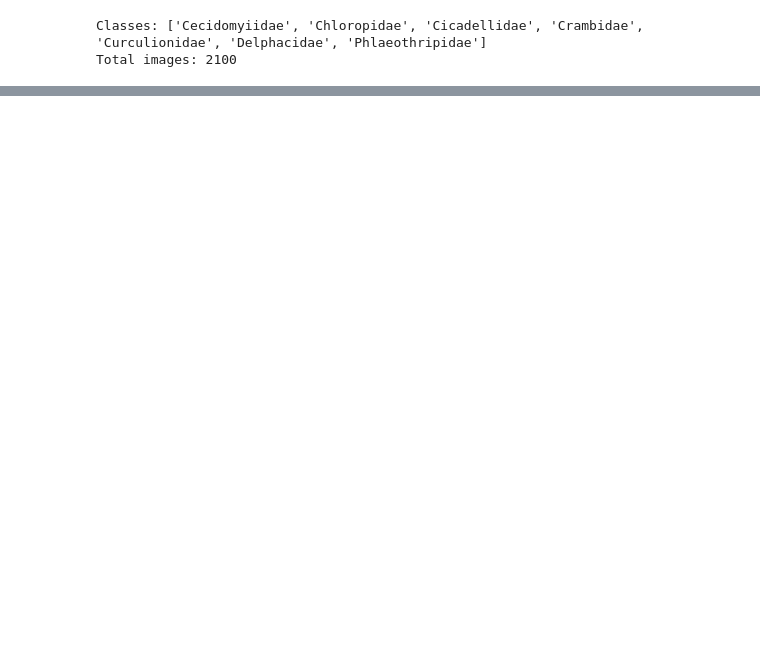
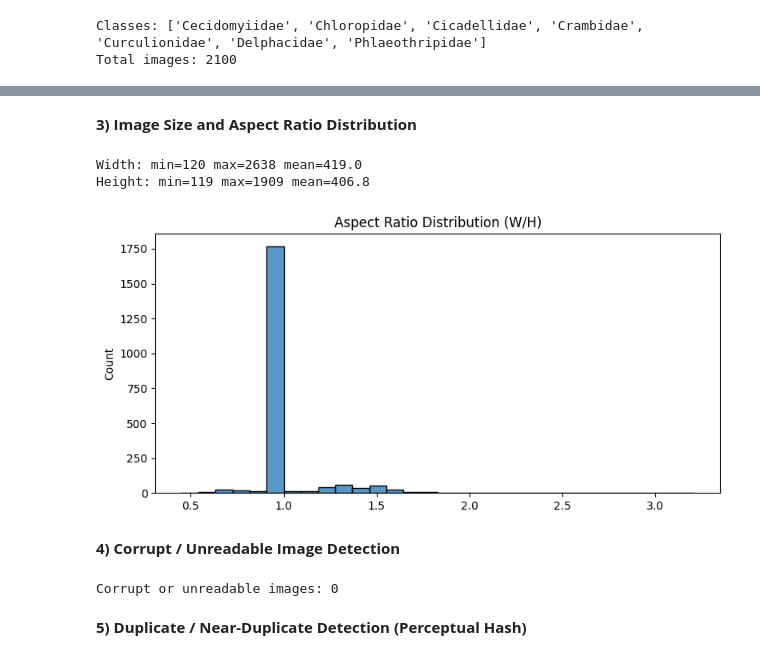
Before and after one commit to sheronfdo/govi-guru-pest-identification, a Jupyter notebook: ml/Pest_Identification_Training.ipynb, the cells around one changed output, grey strips where cells are left out. Saved outputs shown, nothing was run; the diff lists cells and outputs as text; code cells hidden in the pictures; blank space fills up the shorter version.

```diff
--- a/ml/Pest_Identification_Training.ipynb
+++ b/ml/Pest_Identification_Training.ipynb
@@ -60,0 +93,50 @@ Total images: 2100
+# %% [markdown]
+**3) Image Size and Aspect Ratio Distribution**
+# %%
+sizes = []
+aspects = []
+for p in image_paths:
+    try:
+        with Image.open(p) as img:
+            w, h = img.size
+            sizes.append((w, h))
+            if h > 0:
+                aspects.append(w / h)
+    except Exception:
+        pass
+
+sizes = np.array(sizes)
+if len(sizes) > 0:
+    widths, heights = sizes[:, 0], sizes[:, 1]
+    print(f'Width: min={widths.min()} max={widths.max()} mean={widths.mean():.1f}')
+    print(f'Height: min={heights.min()} max={heights.max()} mean={heights.mean():.1f}')
+
+plt.figure(figsize=(8, 4))
+sns.histplot(aspects, bins=30)
+plt.title('Aspect Ratio Distribution (W/H)')
+plt.tight_layout()
+plt.show()
+# %% [output]
+Width: min=120 max=2638 mean=419.0
+Height: min=119 max=1909 mean=406.8
+[figure, added]
+# %% [markdown]
+**4) Corrupt / Unreadable Image Detection**
+# %%
+bad_files = []
+for p in image_paths:
+    try:
+        with Image.open(p) as img:
+            img.verify()
+    except Exception:
+        bad_files.append(p)
+
+print(f'Corrupt or unreadable images: {len(bad_files)}')
+if bad_files[:10]:
+    print('Examples:')
+    for bf in bad_files[:10]:
+        print(' -', bf)
+# %% [output]
+Corrupt or unreadable images: 0
+# %% [markdown]
+**5) Duplicate / Near-Duplicate Detection (Perceptual Hash)**
```
Also changed, not shown: parts of 31 cells of this notebook, 1 other file.
